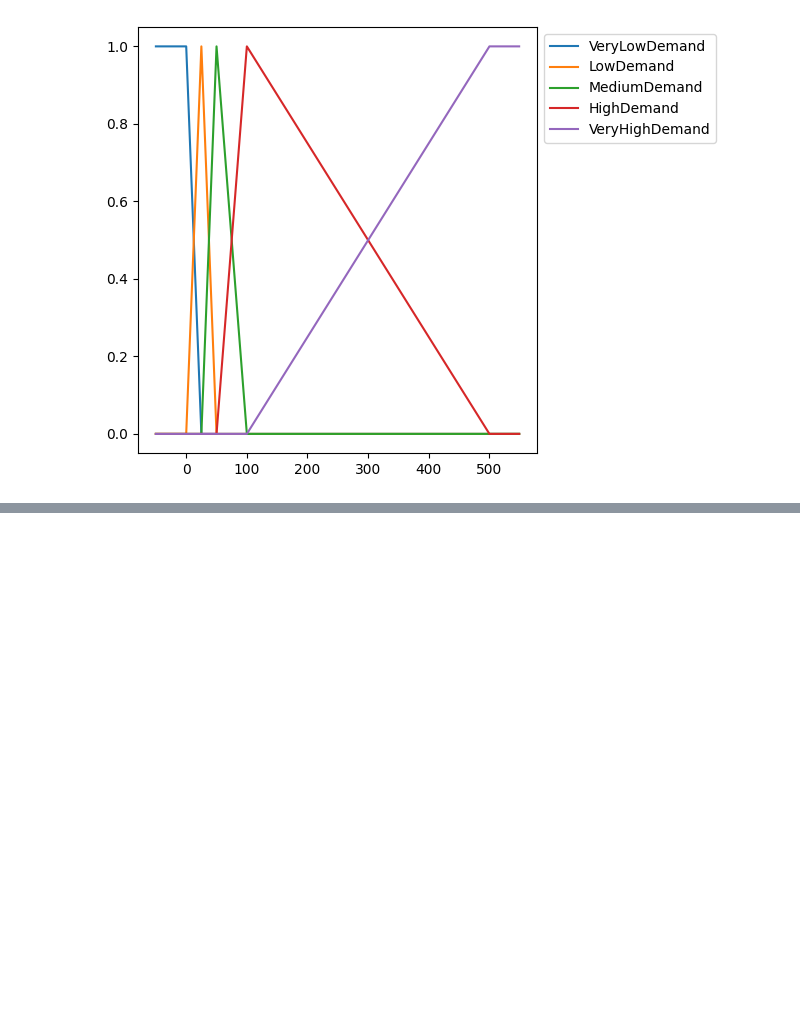
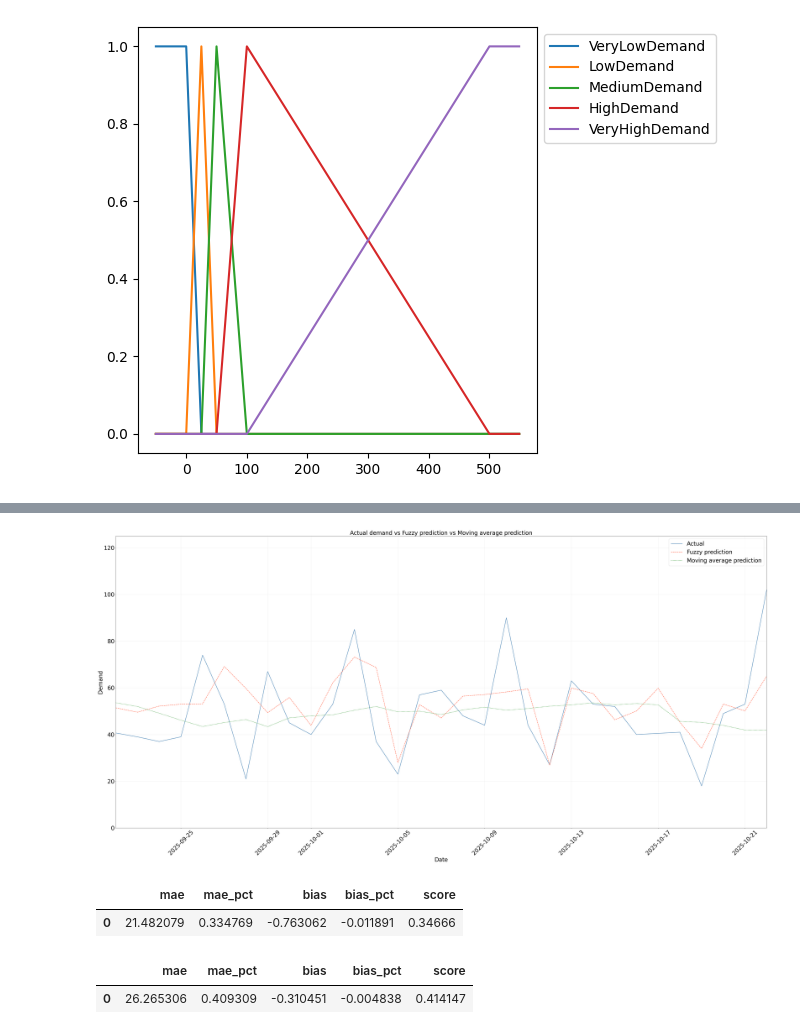
Before and after one commit to IvankaiKrisztian/Szakdolgozat, a Jupyter notebook: data/Main.ipynb, the cells around one changed output, grey strips where cells are left out. Saved outputs shown, nothing was run; the diff lists cells and outputs as text; code cells hidden in the pictures; blank space fills up the shorter version.

```diff
--- a/data/Main.ipynb
+++ b/data/Main.ipynb
@@ -87,7 +87,7 @@ plot_imputed_values_with_missing_stock(demand.head(30))
 # %% [output]
 [figure]
 # %%
-split_date = get_split_date(sales_and_stock['date'], split_percentage)
+split_date = get_split_date(sales_and_stock, split_percentage)
 train_data = demand[demand['date'] < split_date].reset_index(drop=True)
 test_data = demand[demand['date'] >= (split_date - timedelta(days=lags_to_use))].reset_index(drop=True)[['date','demand']]
 # %%
@@ -198,24 +237,7 @@ test_data = test_data[test_data['date']>= validation_start_date]
+# %%
+filtered_test_data = test_data[test_data['date']<='2025-10-22']
+filtered_fuzzy_data = fuzzy_model_forecast[fuzzy_model_forecast['date']<='2025-10-22']
+filtered_average_data = moving_average_forecast[moving_average_forecast['date']<='2025-10-22']
 # %%
-fig, ax = plt.subplots(figsize=(50, 25))  # ✅ returns (fig, ax)
-
-ax.plot(test_data["date"], test_data["demand"],
-        label="Actual", color="steelblue", linewidth=2)
-ax.plot(fuzzy_model_forecast["date"], fuzzy_model_forecast["prediction"],
-        label="Fuzzy prediction", color="tomato", linewidth=2, linestyle="--")
-ax.plot(moving_average_forecast["date"], moving_average_forecast["prediction"],
-        label="Moving average prediction", color="green", linewidth=2, linestyle=":")
-
-ax.set_title("Actual demand vs Fuzzy prediction vs Moving average prediction", fontsize=30)
-ax.set_xlabel("Date", fontsize=30)
-ax.set_ylabel("Demand", fontsize=30)
-ax.tick_params(axis="both", labelsize=30)
-plt.xticks(rotation=45)
-ax.legend(fontsize=30)
-ax.grid(True, alpha=0.3)
-
-ax.margins(x=0)
-ax.set_ylim(0, 200)
-ax.set_xlim(test_data["date"].min(), test_data["date"].max())
-
-plt.tight_layout()
-plt.show()
+plot_actual_demand_and_2_prediction_model(filtered_test_data, filtered_fuzzy_data, filtered_average_data)
+# %% [output]
@@ -222,7 +261,14 @@ plt.show()
+[figure, added]
 # %%
 fuzzy_score = get_model_score(test_data, fuzzy_model_forecast)
 moving_average_score = get_model_score(test_data, moving_average_forecast)
 # %%
 fuzzy_score
+# %% [output]
+|  | mae | mae_pct | bias | bias_pct | score |
+| 0 | 21.482079 | 0.334769 | -0.763062 | -0.011891 | 0.34666 |
 # %%
 moving_average_score
+# %% [output]
+|  | mae | mae_pct | bias | bias_pct | score |
+| 0 | 26.265306 | 0.409309 | -0.310451 | -0.004838 | 0.414147 |
```
Also changed, not shown: parts of 7 cells of this notebook, 12 other files.
